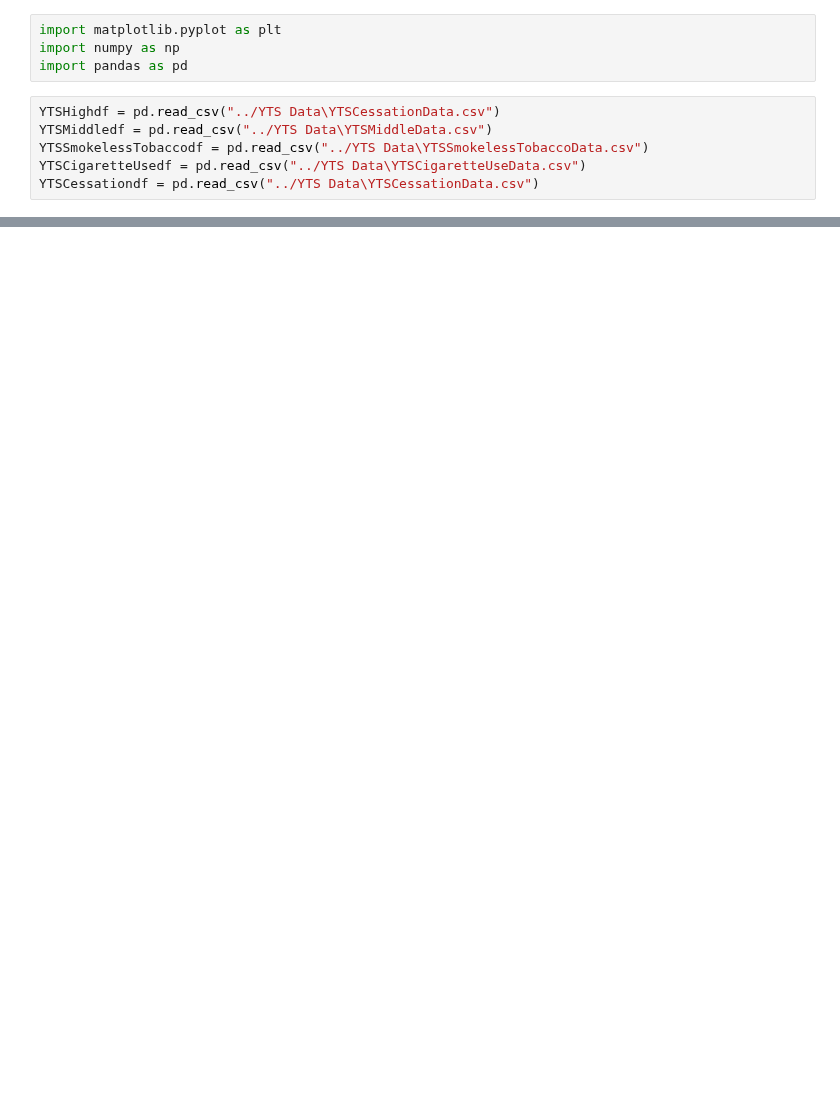
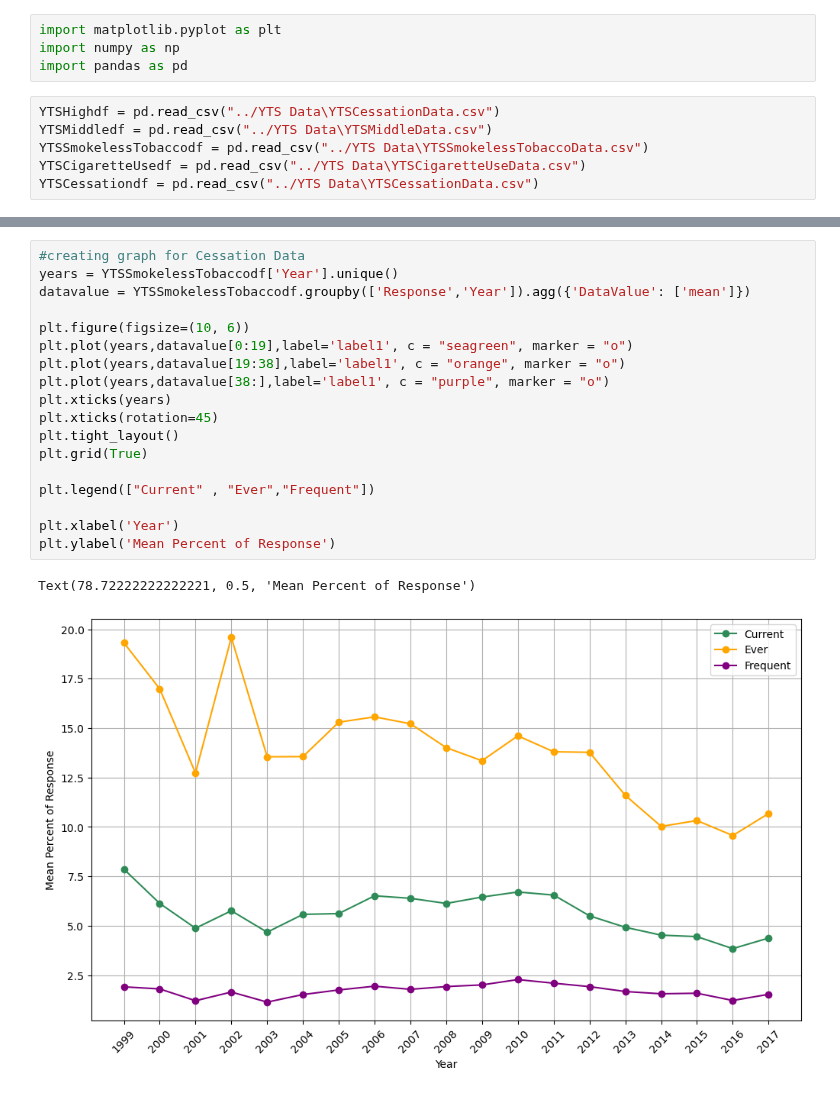
Before and after one commit to kh-bh/IntroToDSFinalProject, a Jupyter notebook: YTS Scripts/CSDS133 - Smokeless Plots.ipynb, the cells around one changed output, grey strips where cells are left out. Drawn from its saved outputs; the diff is of its cells as text; blank space fills up the shorter version.

```diff
--- a/YTS Scripts/CSDS133 - Smokeless Plots.ipynb
+++ b/YTS Scripts/CSDS133 - Smokeless Plots.ipynb
@@ -32,0 +34,21 @@ Text(91.97222222222221, 0.5, 'Percent')
+# %%
+#creating graph for Cessation Data
+years = YTSSmokelessTobaccodf['Year'].unique()
+datavalue = YTSSmokelessTobaccodf.groupby(['Response','Year']).agg({'DataValue': ['mean']})
+
+plt.figure(figsize=(10, 6))
+plt.plot(years,datavalue[0:19],label='label1', c = "seagreen", marker = "o")
+plt.plot(years,datavalue[19:38],label='label1', c = "orange", marker = "o")
+plt.plot(years,datavalue[38:],label='label1', c = "purple", marker = "o")
+plt.xticks(years)
+plt.xticks(rotation=45)
+plt.tight_layout()
+plt.grid(True)
+
+plt.legend(["Current" , "Ever","Frequent"])
+
+plt.xlabel('Year')
+plt.ylabel('Mean Percent of Response')
+# %% [output]
+Text(78.72222222222221, 0.5, 'Mean Percent of Response')
+[figure, added]
```
Also changed, not shown: parts of 1 cell of this notebook, 1 other file.
